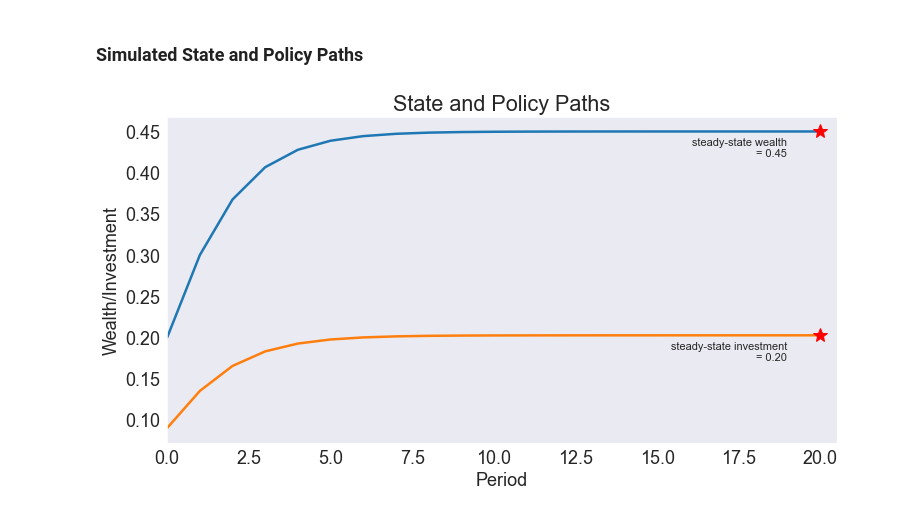
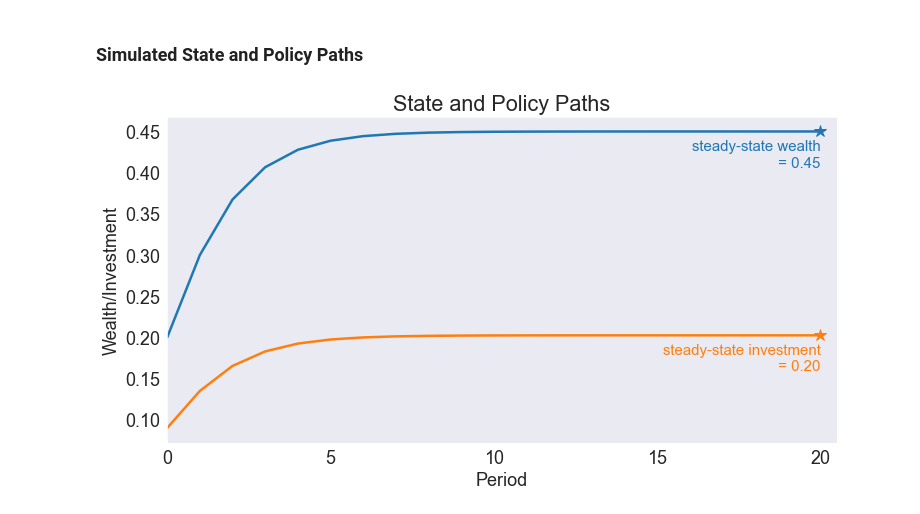
Before and after one commit to randall-romero/CompEcon, a Jupyter notebook: notebooks/dp/06 Deterministic Optimal Economic Growth Model.ipynb, the cells around one changed output. Saved outputs shown, nothing was run; the diff lists cells and outputs as text; code cells hidden in the pictures.

```diff
--- a/notebooks/dp/06 Deterministic Optimal Economic Growth Model.ipynb
+++ b/notebooks/dp/06 Deterministic Optimal Economic Growth Model.ipynb
@@ -268,11 +288,22 @@ data = growth_model.simulate(T, smin)
 # %% [markdown]
 ### Simulated State and Policy Paths
 # %%
-opts = dict(spec='r*', offset=(-5, -5), fs=11, ha='right')
+opts = dict(ha='right', va='top', fontsize='small')
 
-fig6 = demo.figure('State and Policy Paths','Period', 'Wealth/Investment',[0, T + 0.5])
-plt.plot(data[['Wealth', 'Investment']])
-demo.annotate(T, sstar, 'steady-state wealth\n = %.2f' % sstar, **opts)
-demo.annotate(T, kstar, 'steady-state investment\n = %.2f' % kstar, **opts)
+fig6, ax = plt.subplots()
+
+ax.set(title='State and Policy Paths',
+       xlabel='Period',
+       ylabel='Wealth/Investment',
+       xlim=[0, T + 0.5],
+       xticks=range(0,T+1,5))
+
+ax.plot(data[['Wealth', 'Investment']])
+
+ax.plot(T, sstar, color='C0', marker='*', ms=12)
+ax.annotate(f"steady-state wealth\n = {sstar:.2f}", [T, sstar-0.01], color='C0', **opts)
+
+ax.plot(T, kstar, color='C1', marker='*', ms=12)
+ax.annotate(f"steady-state investment\n = {kstar:.2f}", [T, kstar-0.01], color='C1', **opts);
 # %% [output]
-[figure, old version]
+[figure, new version]
```
Also changed, not shown: parts of 12 cells of this notebook, 14 other files.
